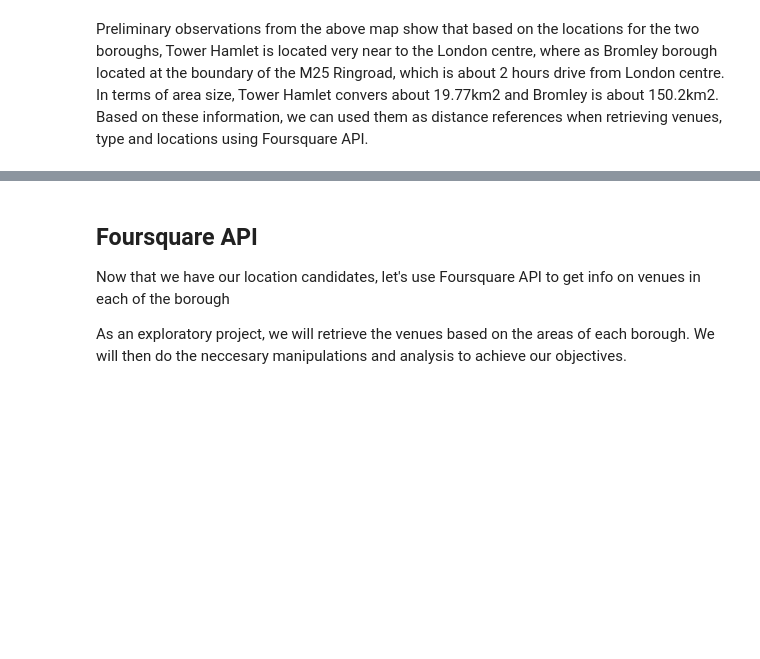
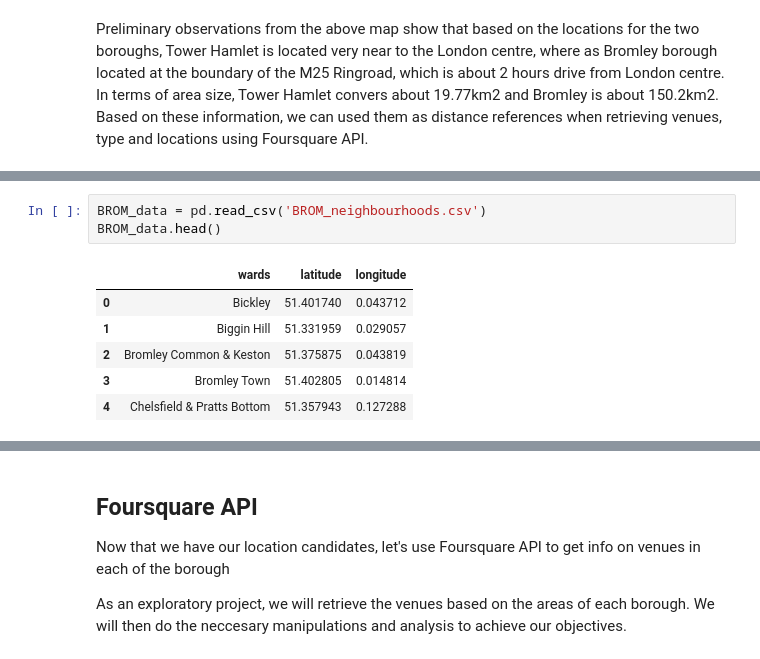
Before and after one commit to sinwee1976/Capstone_project_The_Battle_of_Neighborhood, a Jupyter notebook: The_Battle_of_London_Boroughs - Week 2.ipynb, the cells around one changed output, grey strips where cells are left out. Drawn from its saved outputs; the diff is of its cells as text; blank space fills up the shorter version.

```diff
--- a/The_Battle_of_London_Boroughs - Week 2.ipynb
+++ b/The_Battle_of_London_Boroughs - Week 2.ipynb
@@ -102,0 +127,10 @@ Preliminary observations from the above map show that based on the locations for
+# %%
+BROM_data = pd.read_csv('BROM_neighbourhoods.csv')
+BROM_data.head()
+# %% [output]
+|  | wards | latitude | longitude |
+| 0 | Bickley | 51.401740 | 0.043712 |
+| 1 | Biggin Hill | 51.331959 | 0.029057 |
+| 2 | Bromley Common & Keston | 51.375875 | 0.043819 |
+| 3 | Bromley Town | 51.402805 | 0.014814 |
+| 4 | Chelsfield & Pratts Bottom | 51.357943 | 0.127288 |
```
Also changed, not shown: parts of 8 cells of this notebook.
